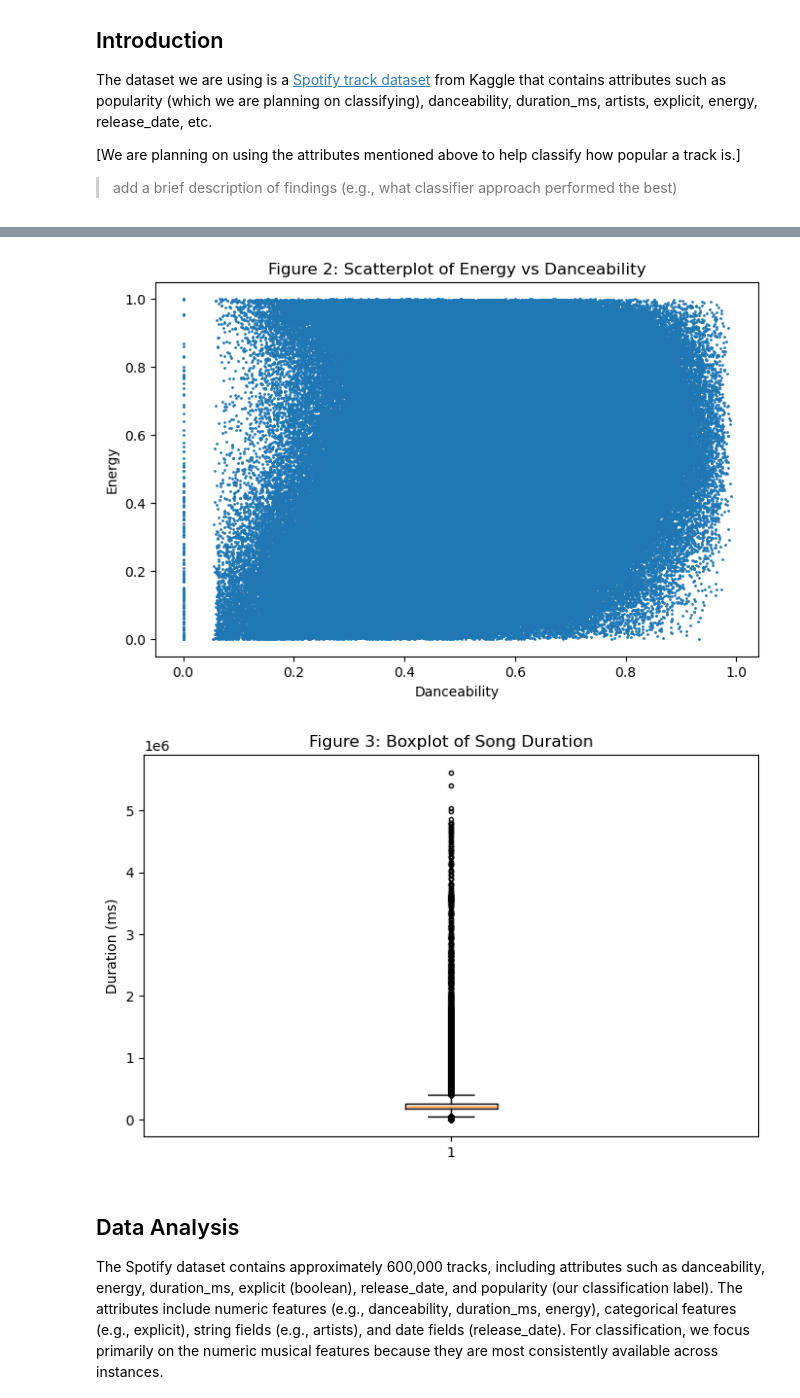
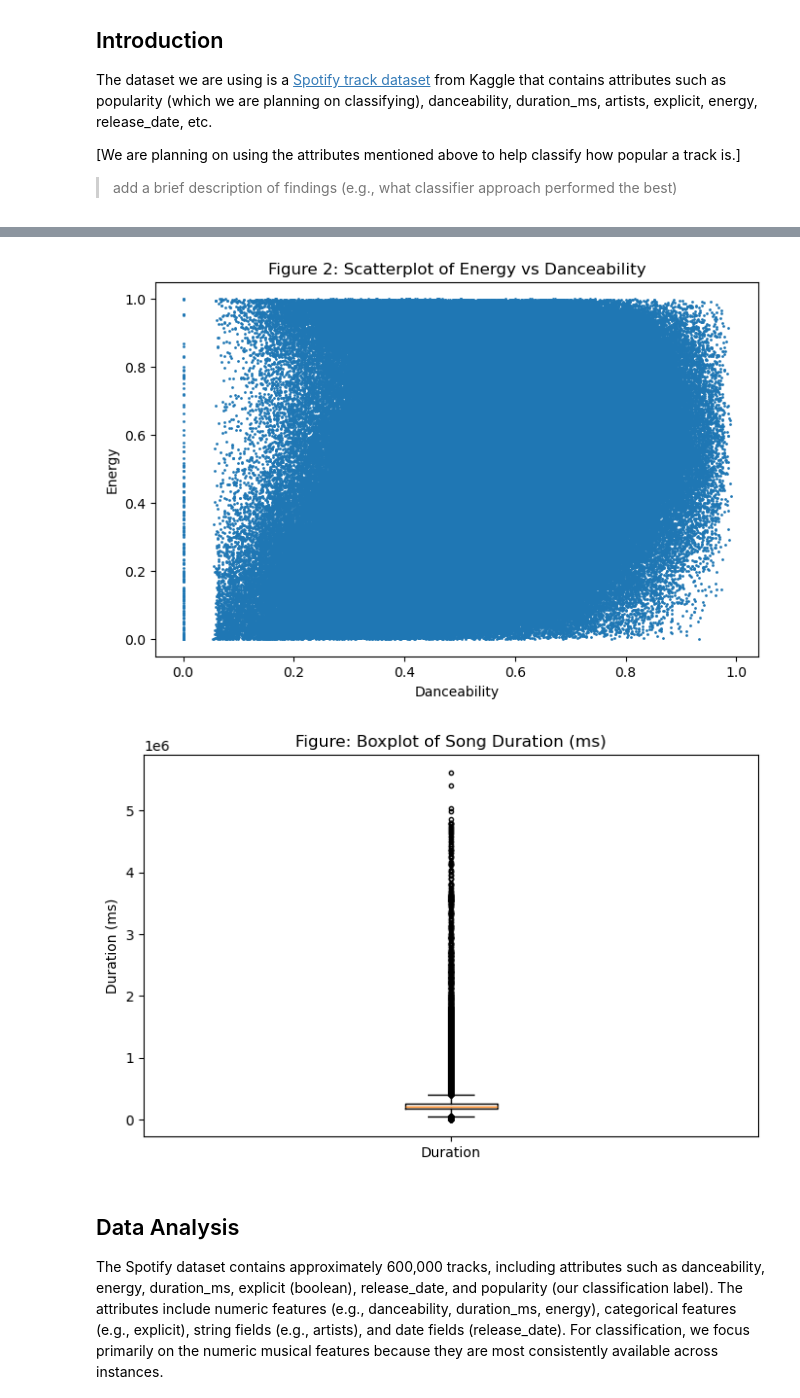
Before and after one commit to Darrell-10/Spotify-Classification---Data-Science-Algorithms, a Jupyter notebook: TechnicalReport.ipynb, the cells around one changed output, grey strips where cells are left out. Drawn from its saved outputs; the diff is of its cells as text; code cells hidden in the pictures.

```diff
--- a/TechnicalReport.ipynb
+++ b/TechnicalReport.ipynb
@@ -21,29 +21,30 @@ duration_ms = table.get_column("duration_ms")
 # %%
 import matplotlib.pyplot as plt
 
 plt.figure(figsize=(8,5))
 plt.hist(popularity, bins=30)
 plt.xlabel("Popularity Score")
 plt.ylabel("Frequency")
 plt.title("Figure 1: Distribution of Track Popularity")
 plt.show()
 
 plt.figure(figsize=(8,5))
 plt.scatter(danceability, energy, s=1)
 plt.xlabel("Danceability")
 plt.ylabel("Energy")
 plt.title("Figure 2: Scatterplot of Energy vs Danceability")
 plt.show()
 
 plt.figure(figsize=(8,5))
 plt.boxplot(duration_ms, flierprops=dict(marker='o', markersize=3))
 plt.ylabel("Duration (ms)")
-plt.title("Figure 3: Boxplot of Song Duration")
+plt.xticks([1], ["Duration"])
+plt.title("Figure: Boxplot of Song Duration (ms)")
 plt.show()
 # %% [output]
 [figure]
 [figure]
-[figure, old version]
+[figure, new version]
 # %% [markdown]
 ## Data Analysis
 
```
Also changed, not shown: 3 other files.
